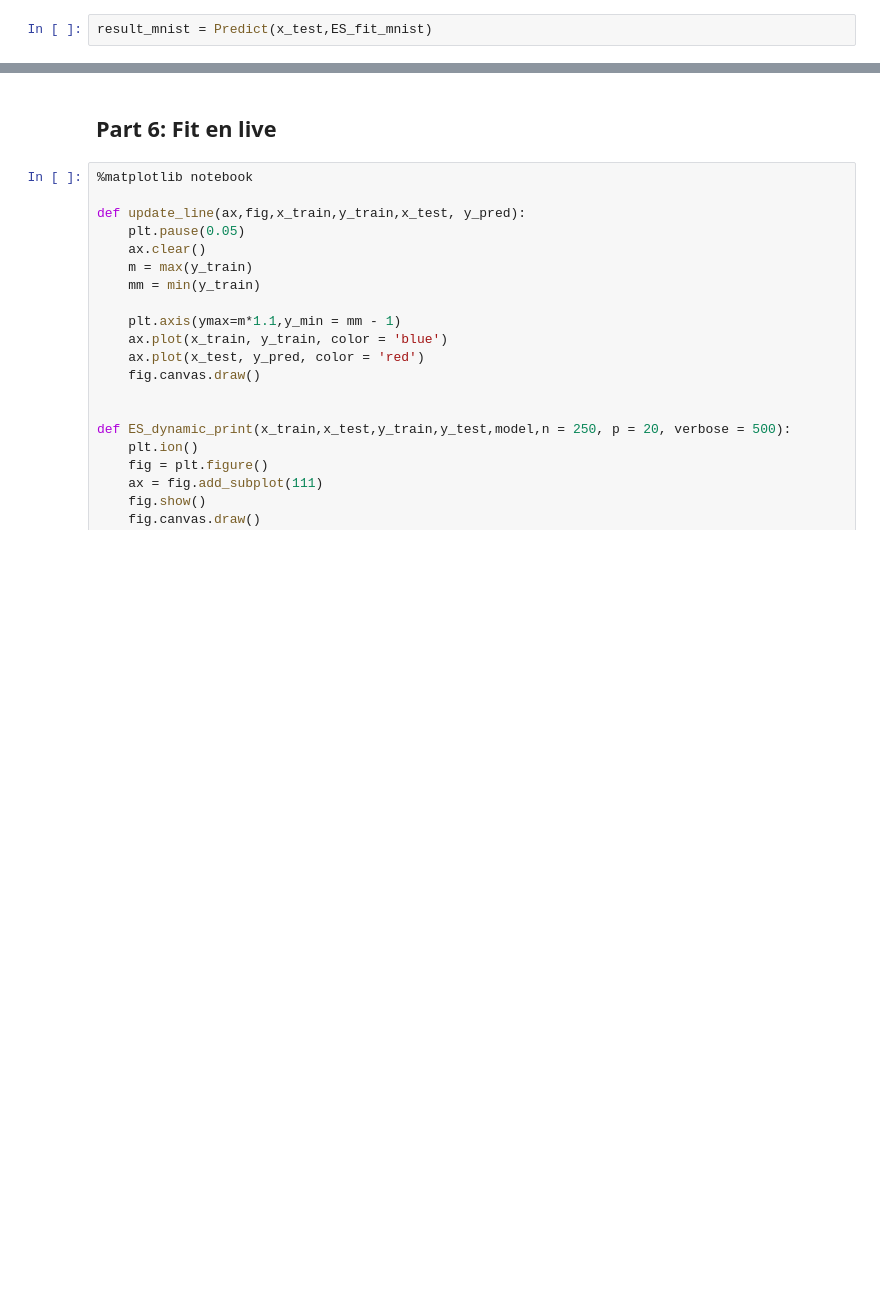
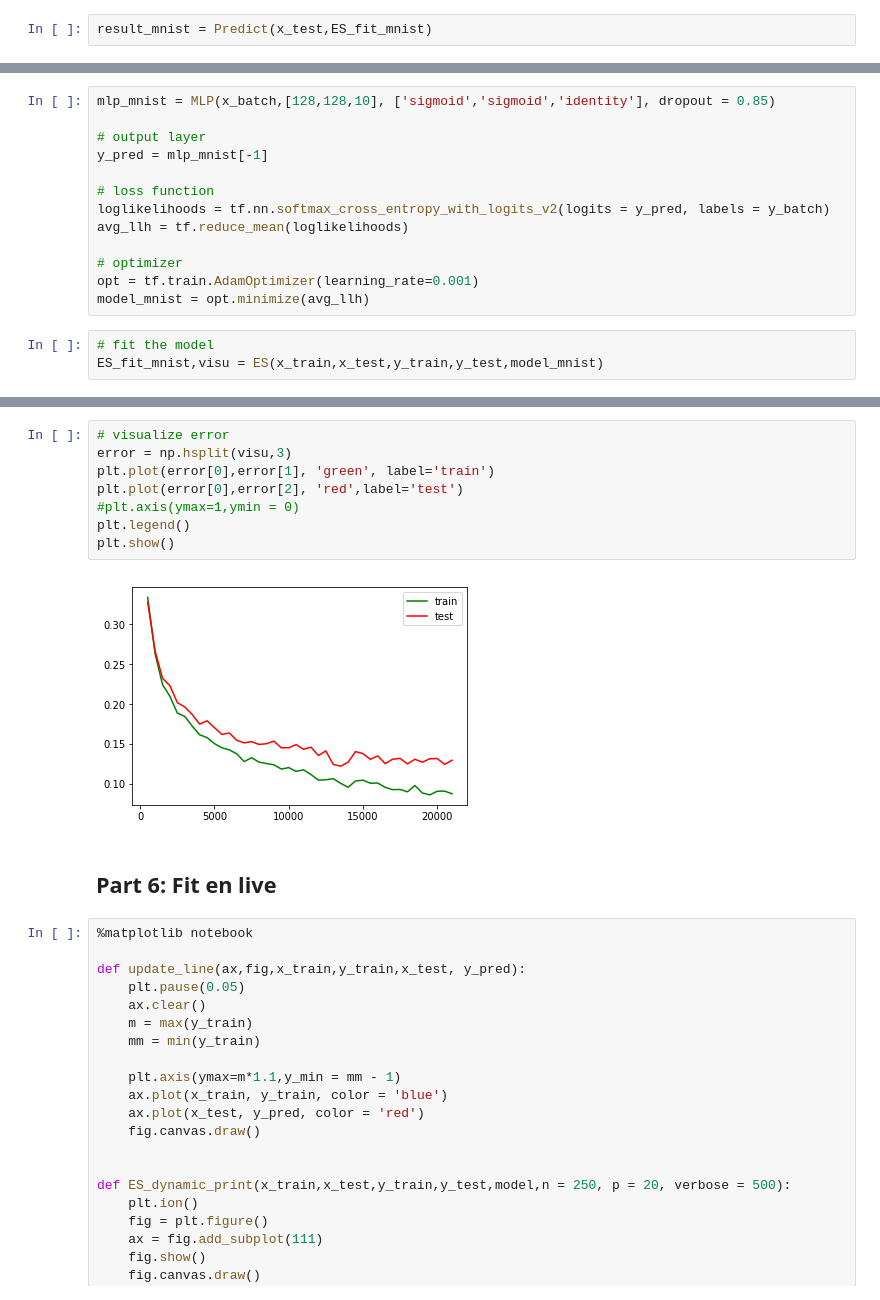
Before and after one commit to ArnaudDeleruyelle/Deep-Learning, a Jupyter notebook: 16-10-18-Jupyter/DeepLearning.ipynb, the cells around one changed output, grey strips where cells are left out. Cells and saved outputs as stored; diff of their text form; blank space fills up the shorter version.

```diff
--- a/16-10-18-Jupyter/DeepLearning.ipynb
+++ b/16-10-18-Jupyter/DeepLearning.ipynb
@@ -768,0 +800,16 @@ plt.show()
+# %%
+mlp_mnist = MLP(x_batch,[128,128,10], ['sigmoid','sigmoid','identity'], dropout = 0.85)
+
+# output layer
+y_pred = mlp_mnist[-1]
+
+# loss function
+loglikelihoods = tf.nn.softmax_cross_entropy_with_logits_v2(logits = y_pred, labels = y_batch)
+avg_llh = tf.reduce_mean(loglikelihoods)
+
+# optimizer
+opt = tf.train.AdamOptimizer(learning_rate=0.001)
+model_mnist = opt.minimize(avg_llh)
+# %%
+# fit the model
+ES_fit_mnist,visu = ES(x_train,x_test,y_train,y_test,model_mnist)
@@ -769,3 +843,13 @@ plt.show()
+# %%
+# visualize error
+error = np.hsplit(visu,3)
+plt.plot(error[0],error[1], 'green', label='train')
+plt.plot(error[0],error[2], 'red',label='test')
+#plt.axis(ymax=1,ymin = 0)
+plt.legend()
+plt.show()
+# %% [output]
+[figure, added]
 # %% [markdown]
 ## Part 6: Fit en live
 # %%
```
Also changed, not shown: parts of 24 cells of this notebook.
